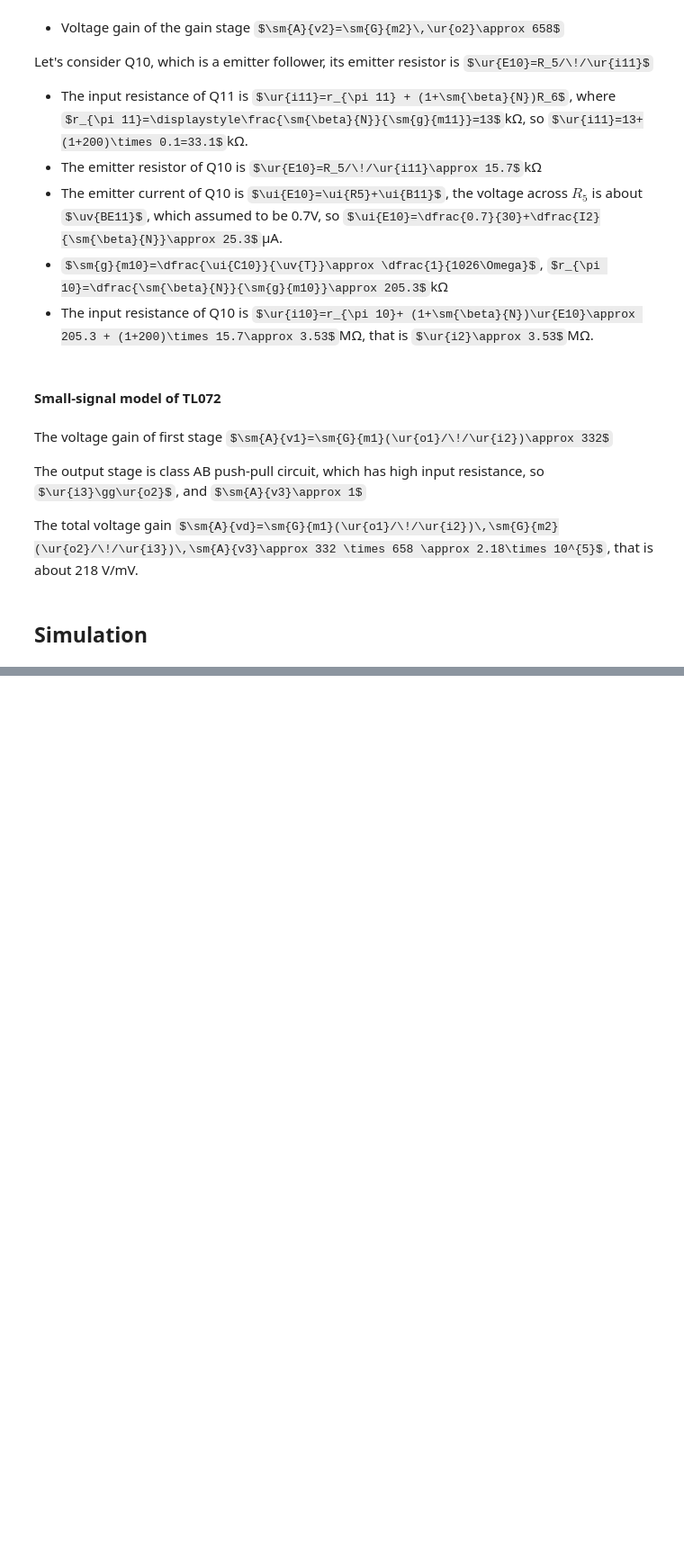
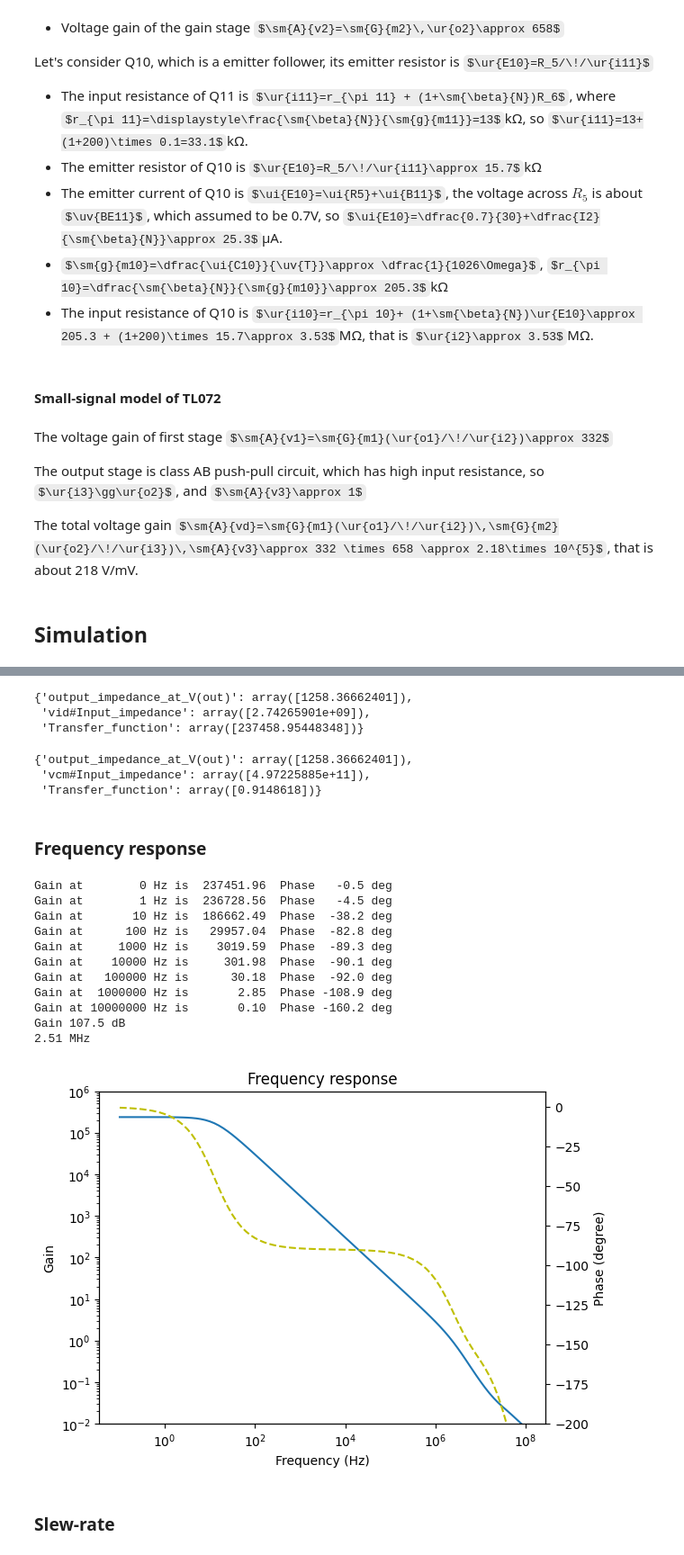
Before and after one commit to chenshuo/notes, a Jupyter notebook: notebooks/TL082.ipynb, the cells around one changed output, grey strips where cells are left out. Shown at 90% size. Saved outputs shown, nothing was run; the diff lists cells and outputs as text; code cells hidden in the pictures; some formulas as TeX source; blank space fills up the shorter version.

```diff
--- a/notebooks/TL082.ipynb
+++ b/notebooks/TL082.ipynb
@@ -337,0 +489,56 @@ The total voltage gain $\sm{A}{vd}=\sm{G}{m1}(\ur{o1}/\!/\ur{i2})\,\sm{G}{m2}(\u
+# %%
+ng.cmd('tf v(out) vid')
+ng.vectors()
+# %% [output]
+{'output_impedance_at_V(out)': array([1258.36662401]),
+ 'vid#Input_impedance': array([2.74265901e+09]),
+ 'Transfer_function': array([237458.95448348])}
+# %%
+ng.cmd('tf v(out) vcm')
+ng.vectors()
+# %% [output]
+{'output_impedance_at_V(out)': array([1258.36662401]),
+ 'vcm#Input_impedance': array([4.97225885e+11]),
+ 'Transfer_function': array([0.9148618])}
+# %% [markdown]
+### Frequency response
+# %%
+ng.cmd('AC dec 10 0.1Hz 100MegHz')
+freq = ng.vector('frequency')
+out = ng.vector('out')
+
+fig, ax = plt.subplots()
+plt.loglog(freq, np.abs(out))
+plt.title('Frequency response')
+plt.ylabel('Gain')
+plt.xlabel('Frequency (Hz)')
+for i in range(len(freq)):
+    if int(freq[i]*100) in np.power(10, range(10)):
+        print('Gain at %8.0f Hz is %10.2f  Phase %6.1f deg ' % (freq[i], np.abs(out[i]), degrees(np.angle(out[i]))))
+plt.ylim(1e-2, 1e6)
+
+ax2 = ax.twinx()
+phase =  np.unwrap(np.angle(out))/math.pi*180
+plt.semilogx(freq, phase, '--y')
+
+plt.ylim(-200, 10)
+plt.ylabel('Phase (degree)')
+
+print('Gain %.1f dB' % (log10(np.abs(out[0]))*20))
+cross = sum(np.abs(out) > 1)
+print('%.2f MHz' % (freq[cross]/1e6))
+# %% [output]
+Gain at        0 Hz is  237451.96  Phase   -0.5 deg
+Gain at        1 Hz is  236728.56  Phase   -4.5 deg
+Gain at       10 Hz is  186662.49  Phase  -38.2 deg
+Gain at      100 Hz is   29957.04  Phase  -82.8 deg
+Gain at     1000 Hz is    3019.59  Phase  -89.3 deg
+Gain at    10000 Hz is     301.98  Phase  -90.1 deg
+Gain at   100000 Hz is      30.18  Phase  -92.0 deg
+Gain at  1000000 Hz is       2.85  Phase -108.9 deg
+Gain at 10000000 Hz is       0.10  Phase -160.2 deg
+Gain 107.5 dB
+2.51 MHz
+[figure, added]
+# %% [markdown]
+### Slew-rate
```
Also changed, not shown: parts of 12 cells of this notebook, 1 other file.
